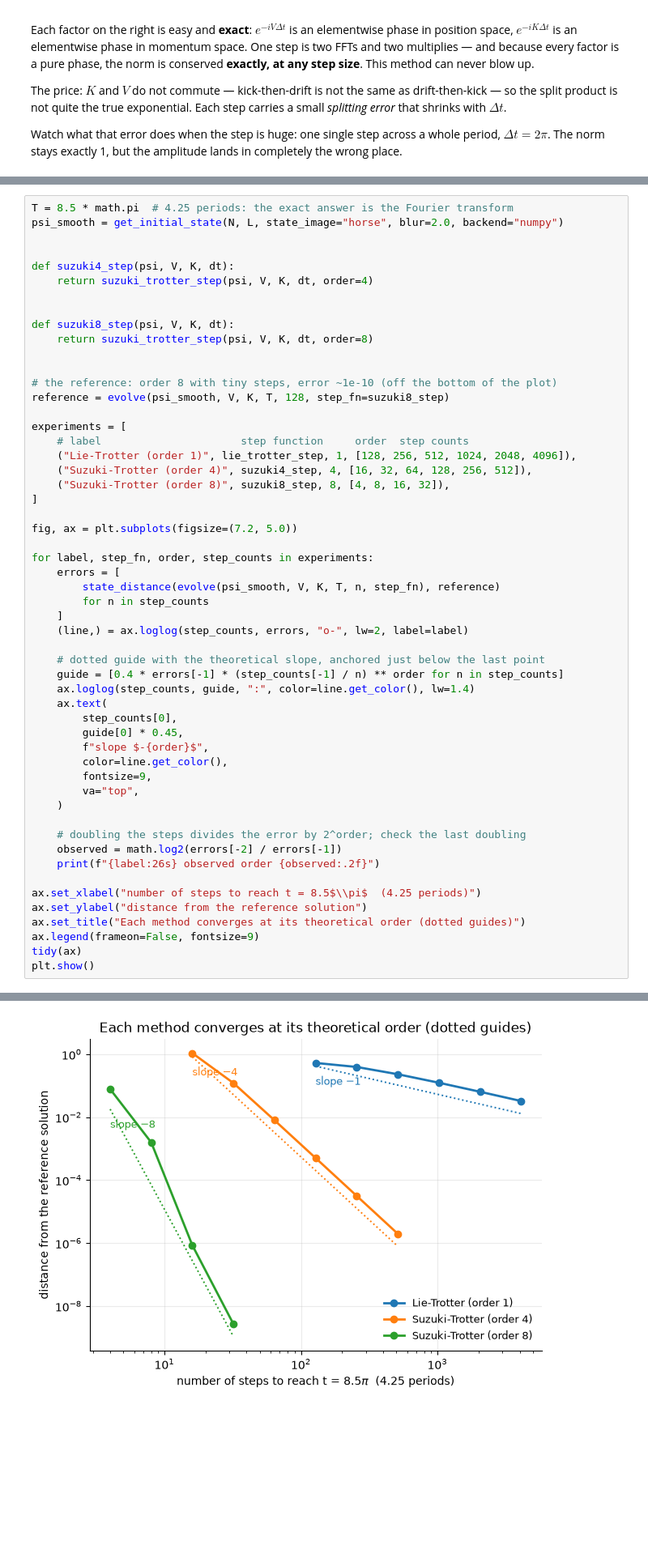
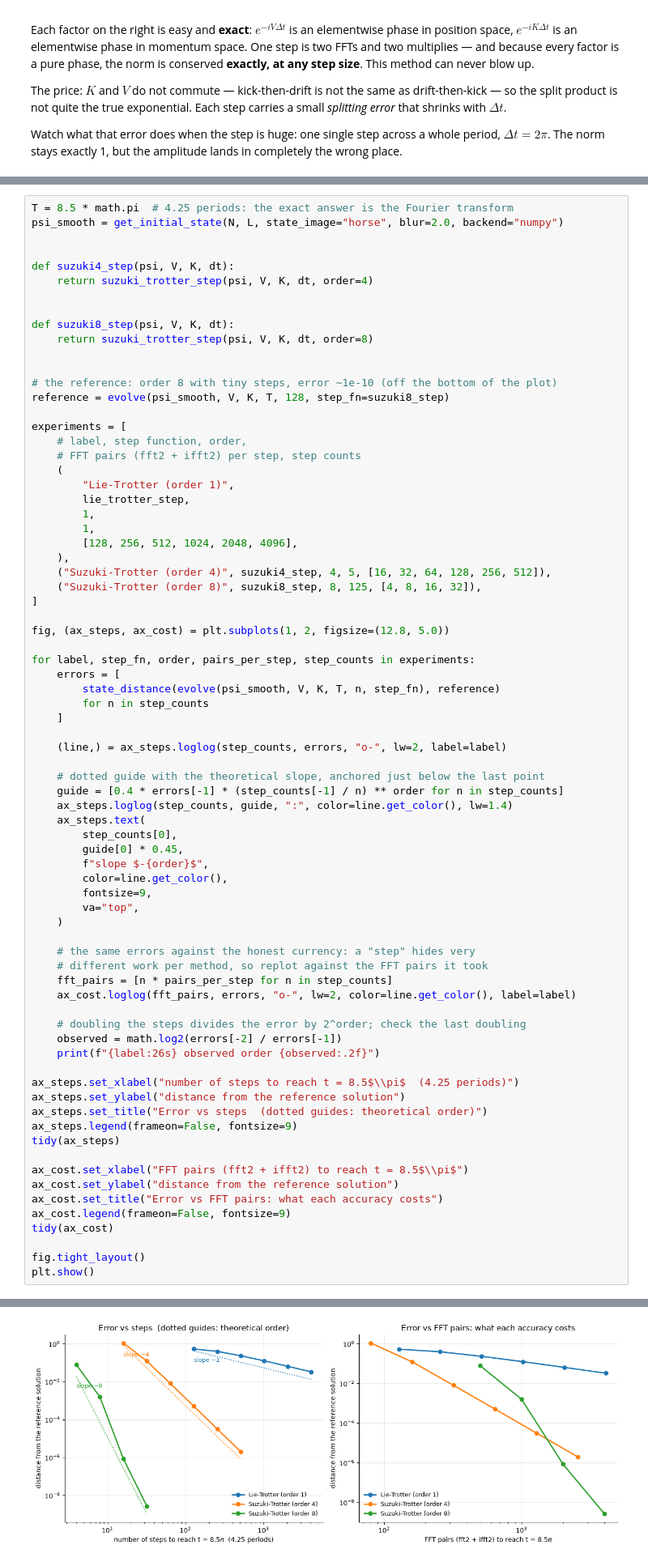
Before and after one commit to bryceshirley/quantum-oscillator, a Jupyter notebook: integrators_demo.ipynb, the cells around one changed output, grey strips where cells are left out. Shown at 81% size. Saved outputs shown, nothing was run; the diff lists cells and outputs as text; blank space fills up the shorter version.

```diff
--- a/integrators_demo.ipynb
+++ b/integrators_demo.ipynb
@@ -225,48 +235,69 @@ def suzuki8_step(psi, V, K, dt):
 reference = evolve(psi_smooth, V, K, T, 128, step_fn=suzuki8_step)
 
 experiments = [
-    # label                      step function     order  step counts
-    ("Lie-Trotter (order 1)", lie_trotter_step, 1, [128, 256, 512, 1024, 2048, 4096]),
-    ("Suzuki-Trotter (order 4)", suzuki4_step, 4, [16, 32, 64, 128, 256, 512]),
-    ("Suzuki-Trotter (order 8)", suzuki8_step, 8, [4, 8, 16, 32]),
+    # label, step function, order,
+    # FFT pairs (fft2 + ifft2) per step, step counts
+    (
+        "Lie-Trotter (order 1)",
+        lie_trotter_step,
+        1,
+        1,
+        [128, 256, 512, 1024, 2048, 4096],
+    ),
+    ("Suzuki-Trotter (order 4)", suzuki4_step, 4, 5, [16, 32, 64, 128, 256, 512]),
+    ("Suzuki-Trotter (order 8)", suzuki8_step, 8, 125, [4, 8, 16, 32]),
 ]
 
-fig, ax = plt.subplots(figsize=(7.2, 5.0))
+fig, (ax_steps, ax_cost) = plt.subplots(1, 2, figsize=(12.8, 5.0))
 
-for label, step_fn, order, step_counts in experiments:
+for label, step_fn, order, pairs_per_step, step_counts in experiments:
     errors = [
         state_distance(evolve(psi_smooth, V, K, T, n, step_fn), reference)
         for n in step_counts
     ]
-    (line,) = ax.loglog(step_counts, errors, "o-", lw=2, label=label)
+
+    (line,) = ax_steps.loglog(step_counts, errors, "o-", lw=2, label=label)
 
     # dotted guide with the theoretical slope, anchored just below the last point
     guide = [0.4 * errors[-1] * (step_counts[-1] / n) ** order for n in step_counts]
-    ax.loglog(step_counts, guide, ":", color=line.get_color(), lw=1.4)
-    ax.text(
+    ax_steps.loglog(step_counts, guide, ":", color=line.get_color(), lw=1.4)
+    ax_steps.text(
         step_counts[0],
         guide[0] * 0.45,
         f"slope $-{order}$",
         color=line.get_color(),
         fontsize=9,
         va="top",
     )
 
+    # the same errors against the honest currency: a "step" hides very
+    # different work per method, so replot against the FFT pairs it took
+    fft_pairs = [n * pairs_per_step for n in step_counts]
+    ax_cost.loglog(fft_pairs, errors, "o-", lw=2, color=line.get_color(), label=label)
+
     # doubling the steps divides the error by 2^order; check the last doubling
     observed = math.log2(errors[-2] / errors[-1])
     print(f"{label:26s} observed order {observed:.2f}")
 
-ax.set_xlabel("number of steps to reach t = 8.5$\\pi$  (4.25 periods)")
-ax.set_ylabel("distance from the reference solution")
-ax.set_title("Each method converges at its theoretical order (dotted guides)")
-ax.legend(frameon=False, fontsize=9)
-tidy(ax)
+ax_steps.set_xlabel("number of steps to reach t = 8.5$\\pi$  (4.25 periods)")
+ax_steps.set_ylabel("distance from the reference solution")
+ax_steps.set_title("Error vs steps  (dotted guides: theoretical order)")
+ax_steps.legend(frameon=False, fontsize=9)
+tidy(ax_steps)
+
+ax_cost.set_xlabel("FFT pairs (fft2 + ifft2) to reach t = 8.5$\\pi$")
+ax_cost.set_ylabel("distance from the reference solution")
+ax_cost.set_title("Error vs FFT pairs: what each accuracy costs")
+ax_cost.legend(frameon=False, fontsize=9)
+tidy(ax_cost)
+
+fig.tight_layout()
 plt.show()
 # %% [output]
 Lie-Trotter (order 1)      observed order 0.98
 Suzuki-Trotter (order 4)   observed order 4.00
 Suzuki-Trotter (order 8)   observed order 8.32
-[figure, old version]
+[figure, new version]
 # %% [markdown]
 ## 4. One large step with a high-order method
 
```
Also changed, not shown: parts of 10 cells of this notebook.
